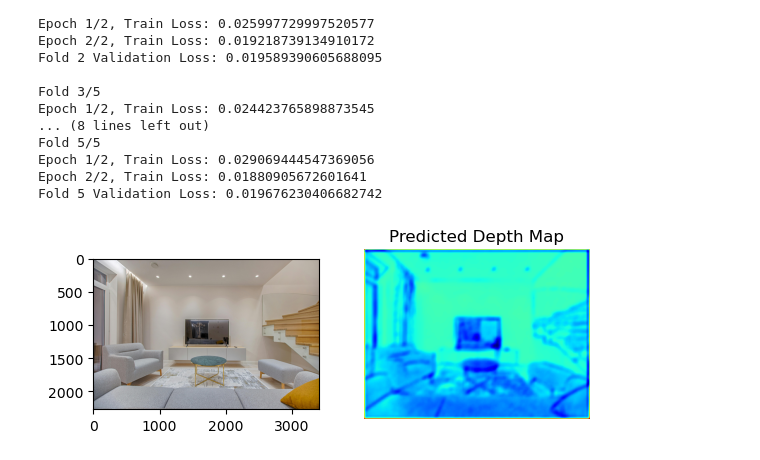
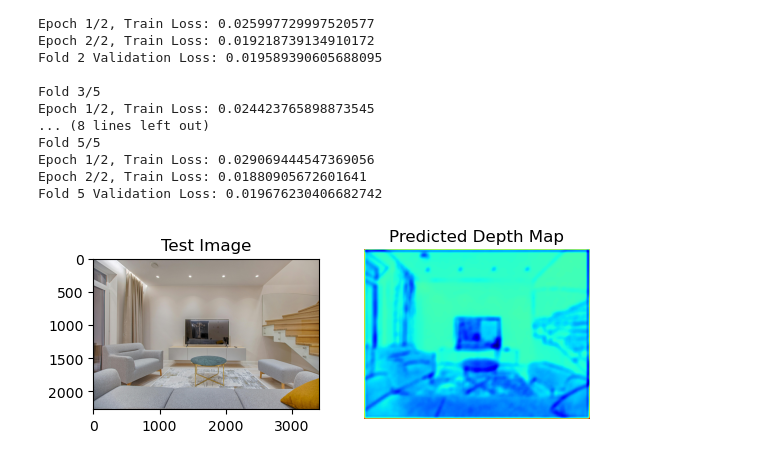
Before and after one commit to nex7-7/Depth-Estimation, a Jupyter notebook: test.ipynb, the cells around one changed output. Cells and saved outputs as stored; diff of their text form; code cells hidden in the pictures.

```diff
--- a/test.ipynb
+++ b/test.ipynb
@@ -190,24 +196,30 @@ Epoch 2/2, Train Loss: 0.01880905672601641
 Fold 5 Validation Loss: 0.019676230406682742
 # %%
 import cv2
+import torch
 import matplotlib.pyplot as plt
 
 # Load a test RGB image
 test_rgb = cv2.imread('test_image_2.jpg')
 show_img = test_rgb.copy()
 test_rgb = cv2.resize(test_rgb, (640, 480)) / 255.0  # Resize and normalize
 test_rgb_tensor = torch.tensor(test_rgb).permute(2, 0, 1).unsqueeze(0).float()
 
 # Predict depth
+snapshot_dir = "model_snapshots"
+model_path = f"{snapshot_dir}/depth_model_kfold.pth"
+model = SimpleDepthCNN()
+model.load_state_dict(torch.load(model_path))
 model.eval()  # Set model to evaluation mode
 with torch.no_grad():
     predicted_depth = model(test_rgb_tensor).squeeze().numpy()
 
 # Display predicted depth map
 plt.subplot(1, 2, 1).imshow(cv2.cvtColor(show_img, cv2.COLOR_BGR2RGB))
+plt.title("Test Image")
 plt.subplot(1, 2, 2).imshow(predicted_depth, cmap='jet')
 plt.title("Predicted Depth Map")
 plt.axis("off")
 plt.show()
 # %% [output]
-[figure, old version]
+[figure, new version]
```
Also changed, not shown: parts of 4 cells of this notebook.
